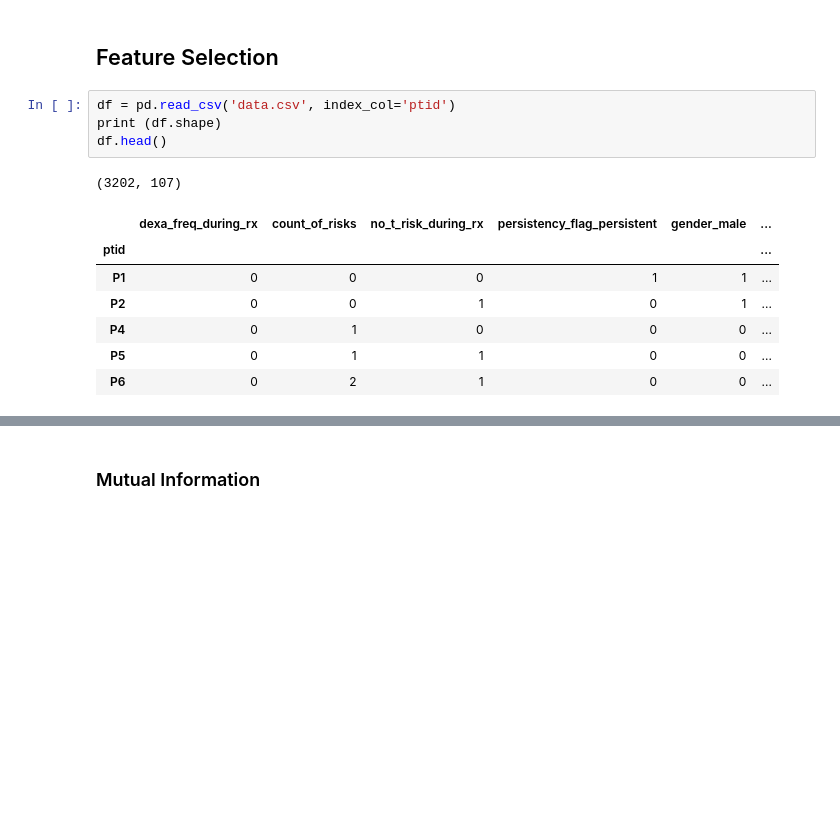
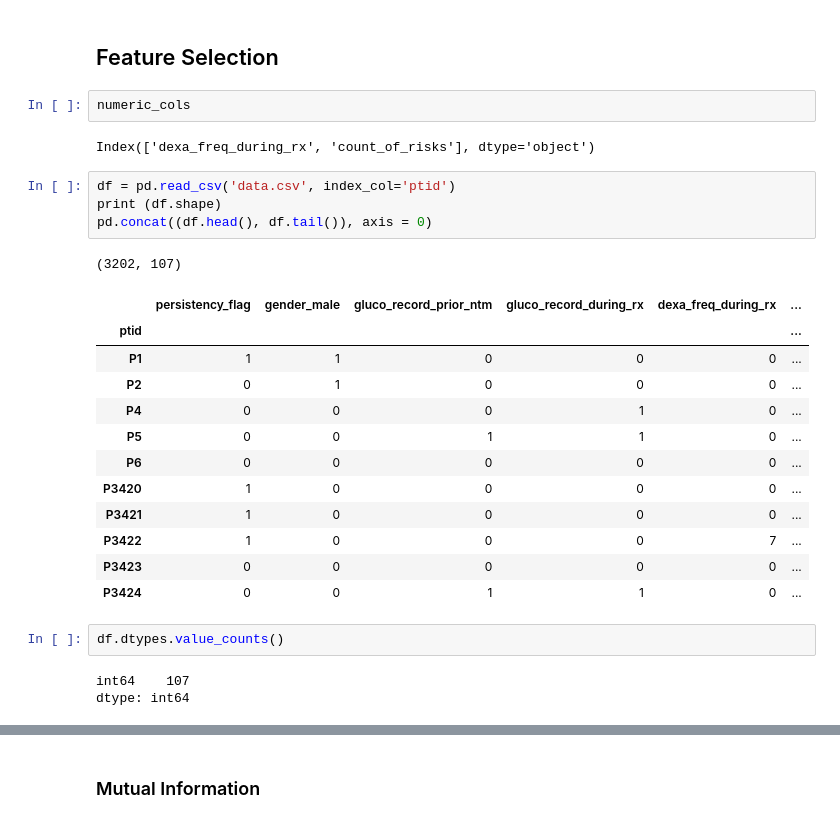
Before and after one commit to rambles-tech/DG_virtual_internship, a Jupyter notebook: week09/EDA.ipynb, the cells around one changed output, grey strips where cells are left out. Drawn from its saved outputs; the diff is of its cells as text; blank space fills up the shorter version.

```diff
--- a/week09/EDA.ipynb
+++ b/week09/EDA.ipynb
@@ -612,16 +695,30 @@ dtype: object
 encoded_df.to_csv('data.csv')
 # %% [markdown]
 ## Feature Selection
+# %%
+numeric_cols
+# %% [output]
+Index(['dexa_freq_during_rx', 'count_of_risks'], dtype='object')
 # %%
 df = pd.read_csv('data.csv', index_col='ptid')
 print (df.shape)
-df.head()
+pd.concat((df.head(), df.tail()), axis = 0)
 # %% [output]
 (3202, 107)
-|  | dexa_freq_during_rx | count_of_risks | no_t_risk_during_rx | persistency_flag_persistent | gender_male | ... |
+|  | persistency_flag | gender_male | gluco_record_prior_ntm | gluco_record_during_rx | dexa_freq_during_rx | ... |
 | ptid |  |  |  |  |  | ... |
-| P1 | 0 | 0 | 0 | 1 | 1 | ... |
-| P2 | 0 | 0 | 1 | 0 | 1 | ... |
-| P4 | 0 | 1 | 0 | 0 | 0 | ... |
-| P5 | 0 | 1 | 1 | 0 | 0 | ... |
-| P6 | 0 | 2 | 1 | 0 | 0 | ... |
+| P1 | 1 | 1 | 0 | 0 | 0 | ... |
+| P2 | 0 | 1 | 0 | 0 | 0 | ... |
+| P4 | 0 | 0 | 0 | 1 | 0 | ... |
+| P5 | 0 | 0 | 1 | 1 | 0 | ... |
+| P6 | 0 | 0 | 0 | 0 | 0 | ... |
+| P3420 | 1 | 0 | 0 | 0 | 0 | ... |
+| P3421 | 1 | 0 | 0 | 0 | 0 | ... |
+| P3422 | 1 | 0 | 0 | 0 | 7 | ... |
+| P3423 | 0 | 0 | 0 | 0 | 0 | ... |
+| P3424 | 0 | 0 | 1 | 1 | 0 | ... |
+# %%
+df.dtypes.value_counts()
+# %% [output]
+int64    107
+dtype: int64
```
Also changed, not shown: parts of 34 cells of this notebook, 1 other file.
